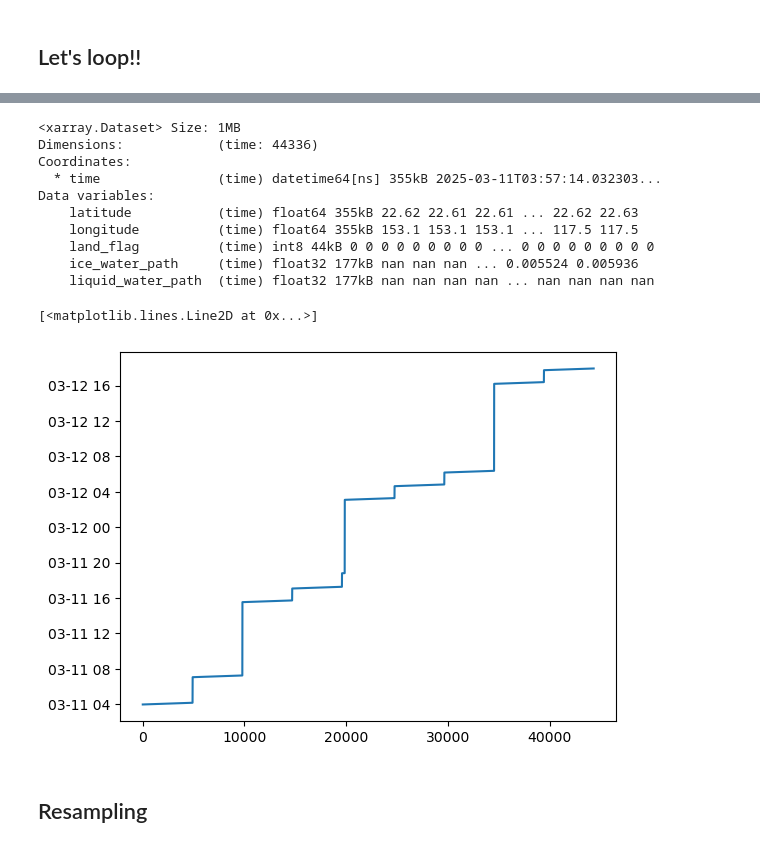
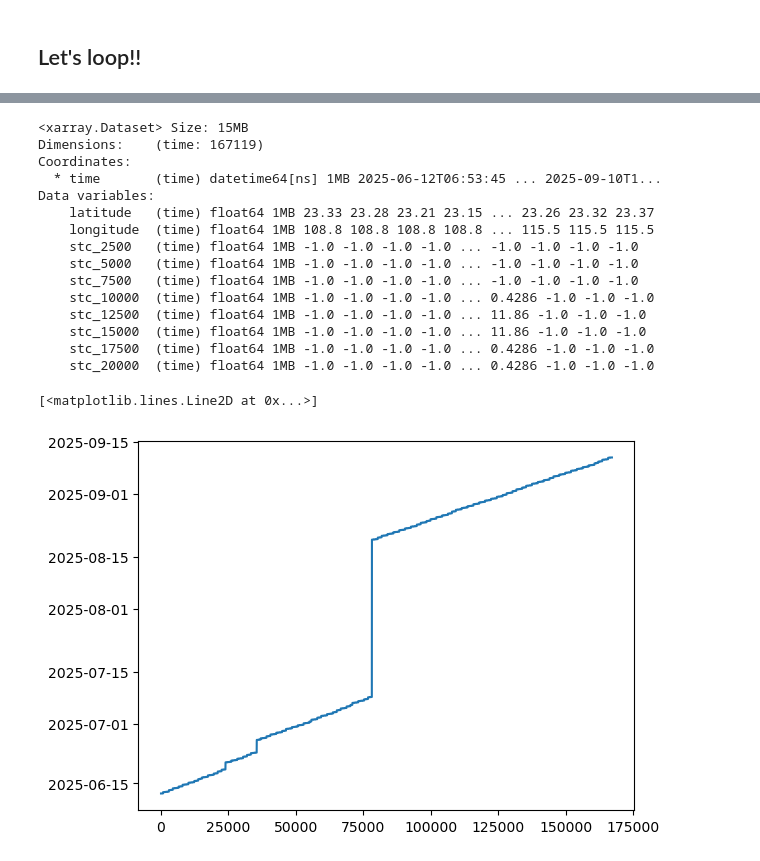
Before and after one commit to giacom0rovers1/earthcare_aerosol_cloud_interactions, a Jupyter notebook: ac__tc__2b.ipynb, the cells around one changed output, grey strips where cells are left out. Cells and saved outputs as stored; diff of their text form; code cells hidden in the pictures.

Commit message:
merger notebook and various tricks

```diff
--- a/ac__tc__2b.ipynb
+++ b/ac__tc__2b.ipynb
@@ -141,9 +120,6 @@ _TOKEN = ''
 # %%
-if pathlib.Path("token.txt").exists():
-  with open("token.txt","rt") as f:
+with open("token.txt","rt") as f:
     token = f.read().strip().replace("\n","")
-else:
-  token=_TOKEN
 # %% [markdown]
 The **AC__TC__2B**'s data is contained in ScienceData:
 # %%
@@ -224,6 +279,6 @@ len(df)
 # %%
-# nooffiles = len(df) #silly name
-nooffiles = 10 #testing
+nooffiles = len(df) #silly name
+# nooffiles = 10 #testing
 # %%
 frames = []
 for fileno in tqdm(range(nooffiles)):
@@ -238,32 +293,50 @@ for fileno in tqdm(range(nooffiles)):
         ds = xr.open_dataset(f, engine="h5netcdf", group="ScienceData").compute()
 
         # Get the variables
-        selection = ds[['latitude', 'longitude', 'land_flag', 'ice_water_path', 'liquid_water_path']]
+        selection = ds[['latitude', 'longitude', 'synergetic_target_classification']]
+
         # Set unique coordinate to along track dimension
-        selection = selection.assign_coords(along_track=ds['time'])
+        # selection = selection.assign_coords(along_track=ds['time'])
+        selection = selection.assign_coords(along_track=ds['time'], JSG_height=ds['height'].isel(along_track=0))
         selection = selection.rename({"along_track":"time"})
 
-        # resample arleady?
+        binned = selection['synergetic_target_classification'].groupby_bins('JSG_height', bins=[0, 2500, 5000, 7500, 10000, 12500, 15000, 17500, 20000])
+        coarse = binned.reduce(lambda arr, axis: stats.mode(arr, axis=axis, keepdims=False).mode)
 
-        frames.append(selection)
+        # Turn bins into variables
+        binned_ds = coarse.to_dataset(dim="JSG_height_bins")
+
+        # Clean variable names (optional: make them short and safe)
+        binned_ds = binned_ds.rename(
+            {bin_label: f"stc_{(i+1)*2500}" for i, bin_label in enumerate(binned_ds.data_vars)}
+        )
+
+        # Append to the original Dataset
+        final = selection[['latitude', 'longitude']].merge(binned_ds)
+
+        frames.append(final)
 # %%
 radar = xr.concat(frames, dim='time')
-radar
+radar_1s = radar.resample(time='1s').mean().dropna(dim='time', how='all')
+radar_1s
 # %% [output]
-<xarray.Dataset> Size: 1MB
-Dimensions:            (time: 44336)
+<xarray.Dataset> Size: 15MB
+Dimensions:    (time: 167119)
 Coordinates:
-  * time               (time) datetime64[ns] 355kB 2025-03-11T03:57:14.032303...
+  * time       (time) datetime64[ns] 1MB 2025-06-12T06:53:45 ... 2025-09-10T1...
 Data variables:
-    latitude           (time) float64 355kB 22.62 22.61 22.61 ... 22.62 22.63
-    longitude          (time) float64 355kB 153.1 153.1 153.1 ... 117.5 117.5
-    land_flag          (time) int8 44kB 0 0 0 0 0 0 0 0 0 ... 0 0 0 0 0 0 0 0 0
-    ice_water_path     (time) float32 177kB nan nan nan ... 0.005524 0.005936
-    liquid_water_path  (time) float32 177kB nan nan nan nan ... nan nan nan nan
+    latitude   (time) float64 1MB 23.33 23.28 23.21 23.15 ... 23.26 23.32 23.37
+    longitude  (time) float64 1MB 108.8 108.8 108.8 108.8 ... 115.5 115.5 115.5
+    stc_2500   (time) float64 1MB -1.0 -1.0 -1.0 -1.0 ... -1.0 -1.0 -1.0 -1.0
+    stc_5000   (time) float64 1MB -1.0 -1.0 -1.0 -1.0 ... -1.0 -1.0 -1.0 -1.0
+    stc_7500   (time) float64 1MB -1.0 -1.0 -1.0 -1.0 ... -1.0 -1.0 -1.0 -1.0
+    stc_10000  (time) float64 1MB -1.0 -1.0 -1.0 -1.0 ... 0.4286 -1.0 -1.0 -1.0
+    stc_12500  (time) float64 1MB -1.0 -1.0 -1.0 -1.0 ... 11.86 -1.0 -1.0 -1.0
+    stc_15000  (time) float64 1MB -1.0 -1.0 -1.0 -1.0 ... 11.86 -1.0 -1.0 -1.0
+    stc_17500  (time) float64 1MB -1.0 -1.0 -1.0 -1.0 ... 0.4286 -1.0 -1.0 -1.0
+    stc_20000  (time) float64 1MB -1.0 -1.0 -1.0 -1.0 ... 0.4286 -1.0 -1.0 -1.0
 # %%
-plt.plot(radar.indexes['time'])
+plt.plot(radar_1s.indexes['time'])
 # %% [output]
 [<matplotlib.lines.Line2D at 0x...>]
-[figure, old version]
+[figure, new version]
-# %% [markdown]
-## Resampling
```
Also changed, not shown: parts of 22 cells of this notebook, 3 other files.
